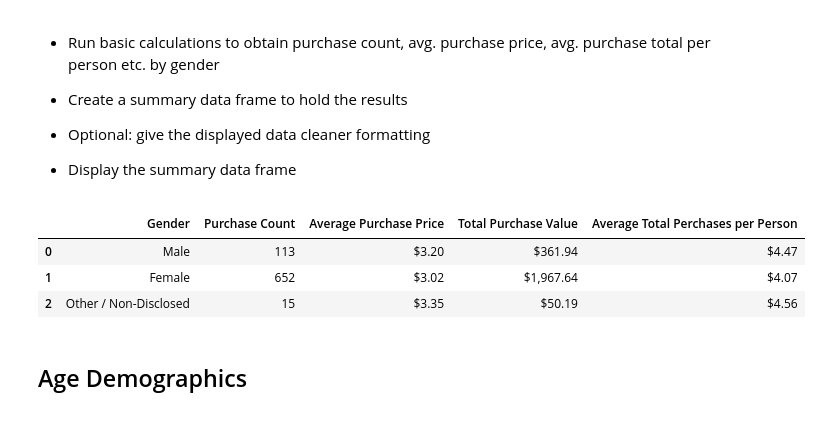
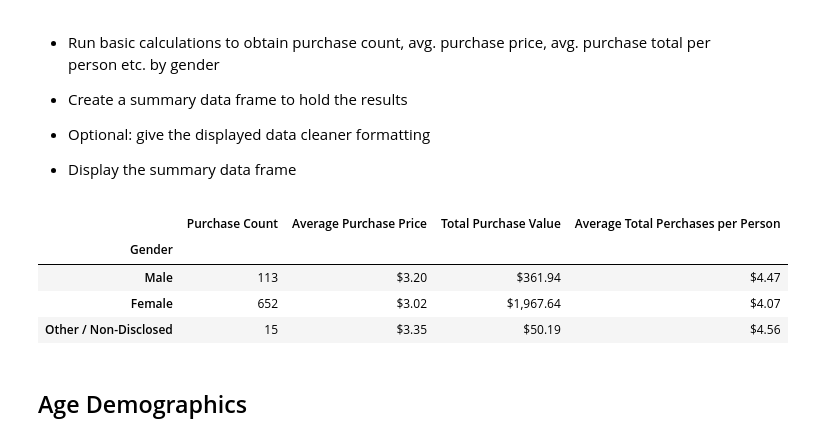
Before and after one commit to kurt89/pandas-challenge, a Jupyter notebook: Instructions/HeroesOfPymoli/HeroesOfPymoli.ipynb, the cells around one changed output. Cells and saved outputs as stored; diff of their text form; code cells hidden in the pictures.

```diff
--- a/Instructions/HeroesOfPymoli/HeroesOfPymoli.ipynb
+++ b/Instructions/HeroesOfPymoli/HeroesOfPymoli.ipynb
@@ -166,37 +169,40 @@ male_tot_purch = male_gender_df["Price"].sum()
 other_tot_purch = other_gender_df["Price"].sum()
 
 # Average Total Perchases per Person
 female_purch_per = female_tot_purch / female_count
 male_purch_per = male_tot_purch / male_count
 other_purch_per = other_tot_purch / other_count
 
 
 # Create a new data set of purchases and percentages
 purch_data_info = {"Gender": ["Male", "Female", "Other / Non-Disclosed"],
     "Purchase Count": [(female_purch_count), (male_purch_count), (other_purch_count)],
     "Average Purchase Price": [(female_avg_price), (male_avg_price), (other_avg_price)],
     "Total Purchase Value": [(female_tot_purch), (male_tot_purch), (other_tot_purch)],
     "Average Total Perchases per Person": [(female_purch_per), (male_purch_per), (other_purch_per)]}
 
 # Create a new data frame from the new data set
 purch_summary_df = pd.DataFrame(purch_data_info, columns=["Gender", "Purchase Count", "Average Purchase Price",
     "Total Purchase Value", "Average Total Perchases per Person"])
 
 # Format the purchases as $0,000.00
 purch_summary_df["Average Purchase Price"] = purch_summary_df["Average Purchase Price"].astype(float).map(
     "${:,.2f}".format)
 purch_summary_df["Total Purchase Value"] = purch_summary_df["Total Purchase Value"].astype(float).map(
     "${:,.2f}".format)
 purch_summary_df["Average Total Perchases per Person"] = purch_summary_df["Average Total Perchases per Person"].astype(float).map(
     "${:,.2f}".format)
 
+purch_summary_df.set_index('Gender', inplace = True)
+
 # Display the data frame
 purch_summary_df
 # %% [output]
-|  | Gender | Purchase Count | Average Purchase Price | Total Purchase Value | Average Total Perchases per Person |
-| 0 | Male | 113 | $3.20 | $361.94 | $4.47 |
-| 1 | Female | 652 | $3.02 | $1,967.64 | $4.07 |
-| 2 | Other / Non-Disclosed | 15 | $3.35 | $50.19 | $4.56 |
+|  | Purchase Count | Average Purchase Price | Total Purchase Value | Average Total Perchases per Person |
+| Gender |  |  |  |  |
+| Male | 113 | $3.20 | $361.94 | $4.47 |
+| Female | 652 | $3.02 | $1,967.64 | $4.07 |
+| Other / Non-Disclosed | 15 | $3.35 | $50.19 | $4.56 |
 # %% [markdown]
 ## Age Demographics
 # %% [markdown]
```
Also changed, not shown: parts of 10 cells of this notebook, 1 other file.
